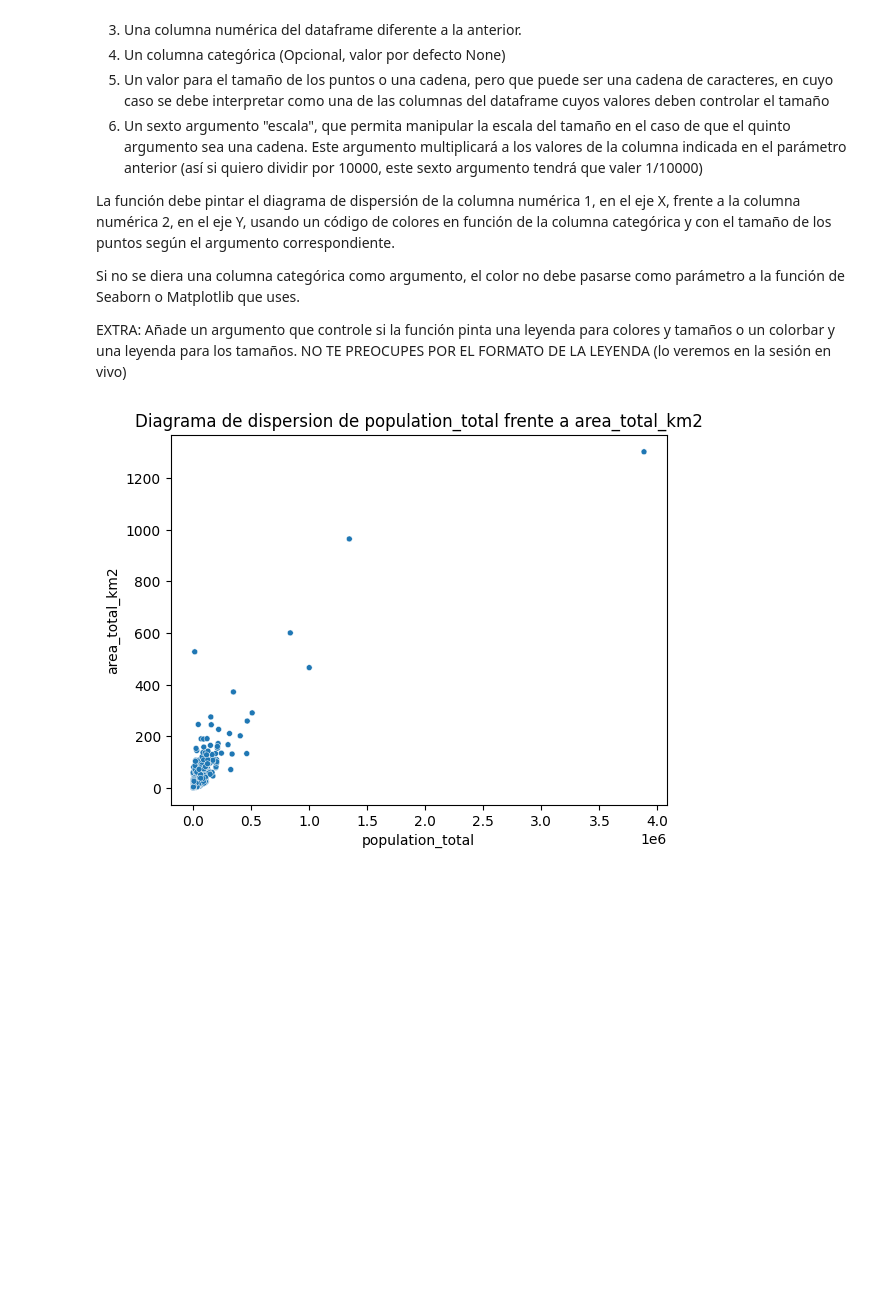
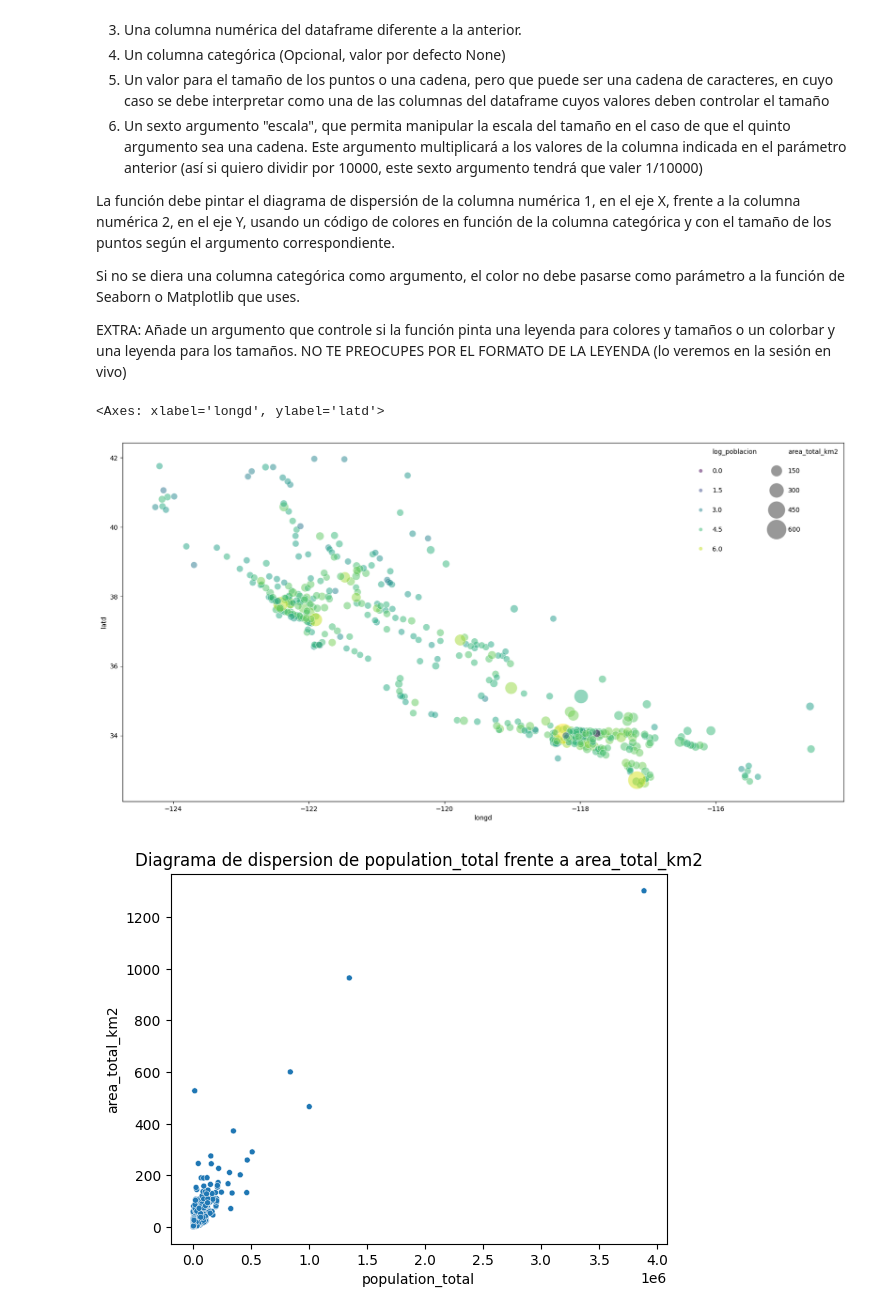
Before and after one commit to davtorpet/DS_Online_Febr25_Exercises, a Jupyter notebook: 03_Analisis_de_Datos/Sprint_08/Unidad_02/Practica_Obligatoria/18_Practica_Obligatoria_Visualizacion_Presentacion.ipynb, the cells around one changed output. Saved outputs shown, nothing was run; the diff lists cells and outputs as text; code cells hidden in the pictures; blank space fills up the shorter version.

```diff
--- a/03_Analisis_de_Datos/Sprint_08/Unidad_02/Practica_Obligatoria/18_Practica_Obligatoria_Visualizacion_Presentacion.ipynb
+++ b/03_Analisis_de_Datos/Sprint_08/Unidad_02/Practica_Obligatoria/18_Practica_Obligatoria_Visualizacion_Presentacion.ipynb
@@ -133,6 +133,36 @@ def pintar_diagramas_dispersion(df,col_num1,col_num2,size=20,escala=1,col_cat=No
     plt.xlabel(col_num1)
     plt.ylabel(col_num2)
     plt.show()
+# %%
+def pintar_scatter_plot(df,x_col,y_col,color_col=None,size_col="",scale=1,legend=True):
+    fig,axs= plt.subplots(figsize=(20,10))
+    sizes=(100,1000)
+    if type(size_col) == str:
+        if size_col != "":
+            if color_col:
+                scatter = sns.scatterplot(x=x_col,y=y_col,size = df[size_col]*scale,hue=color_col,data=df,
+                                          alpha=0.5,palette="viridis",ax=axs,sizes=sizes)
+            else:
+                scatter = sns.scatterplot(x=x_col,y=y_col,hue=color_col,data=df,
+                                          alpha=0.5,palette="viridis",ax=axs,sizes=sizes)
+        elif color_col:
+            scatter = sns.scatterplot(x=x_col,y=y_col,hue=color_col,data=df,
+                                          alpha=0.5,palette="viridis",ax=axs,sizes=sizes)
+    else:
+         scatter = sns.scatterplot(x=x_col,y=y_col,size=size_col,hue=color_col,data=df,
+                                          alpha=0.5,palette="viridis",ax=axs,sizes=sizes)
+
+    if legend:
+        axs.legend(ncol=2,loc="upper right",frameon=False,labelspacing=2)
+        axs.set_xlabel(x_col)
+        axs.set_ylabel(y_col)
+
+    return axs
+# %%
+pintar_scatter_plot(df=df_california,x_col="longd",y_col="latd",color_col="log_poblacion",size_col="area_total_km2",scale=0.5)
+# %% [output]
+<Axes: xlabel='longd', ylabel='latd'>
+[figure, added]
 # %%
 pintar_diagramas_dispersion(df_california,"population_total","area_total_km2")
 # %% [output]
```
Also changed, not shown: 22 other files.
